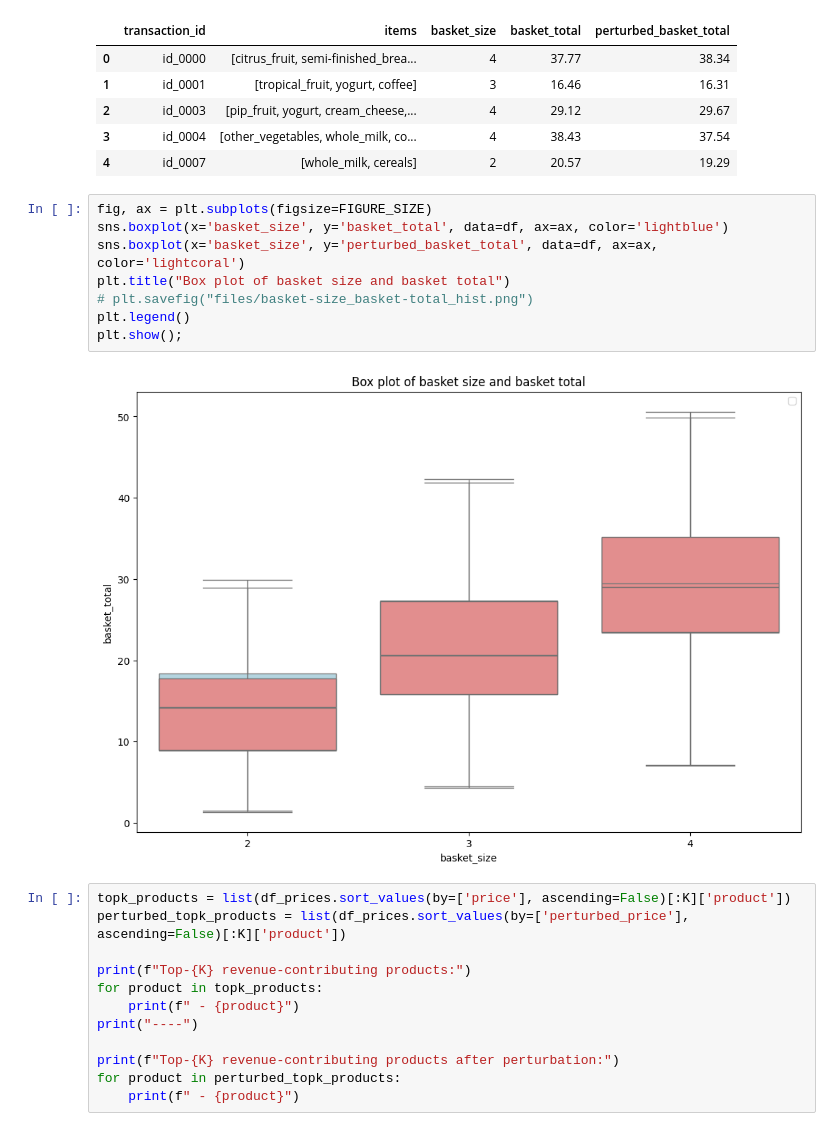
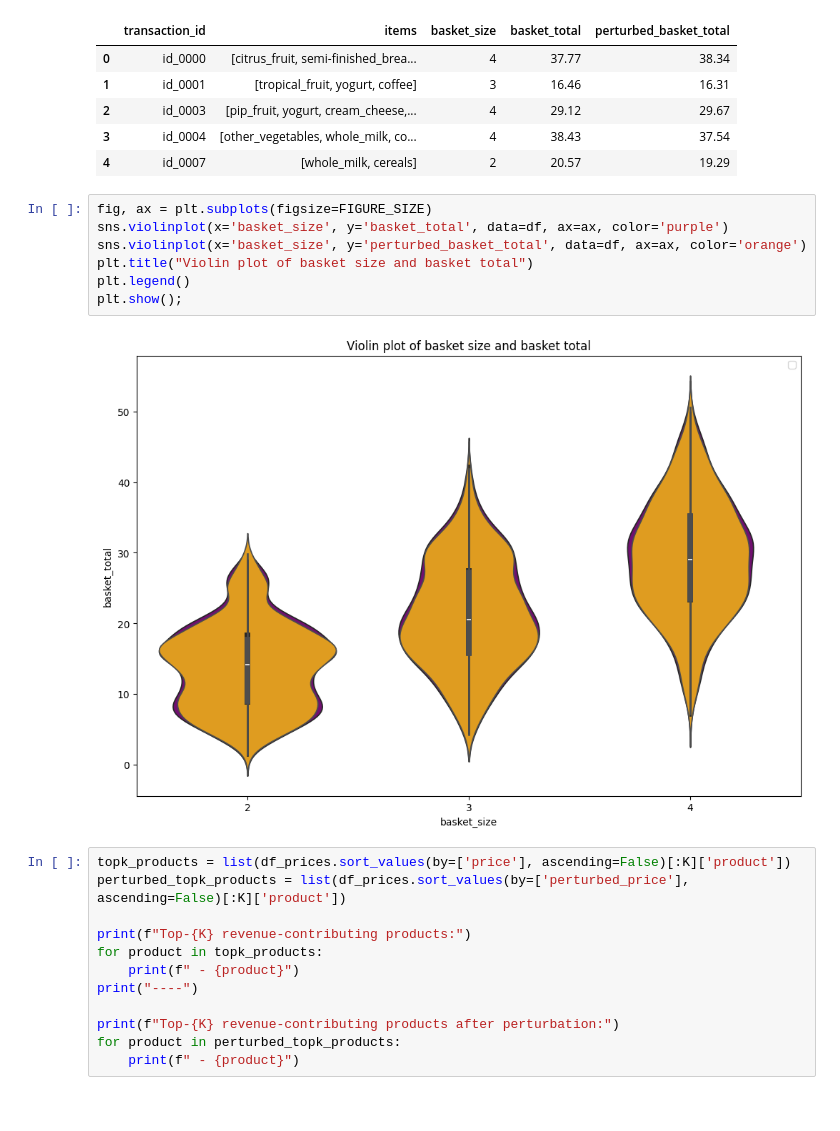
Before and after one commit to murodbecks/groceries_analysis, a Jupyter notebook: groceries_analysis.ipynb, the cells around one changed output. Drawn from its saved outputs; the diff is of its cells as text.

```diff
--- a/groceries_analysis.ipynb
+++ b/groceries_analysis.ipynb
@@ -593,14 +593,13 @@ df.head(5)
 | 4 | id_0007 | [whole_milk, cereals] | 2 | 20.57 | 19.29 |
 # %%
 fig, ax = plt.subplots(figsize=FIGURE_SIZE)
-sns.boxplot(x='basket_size', y='basket_total', data=df, ax=ax, color='lightblue')
-sns.boxplot(x='basket_size', y='perturbed_basket_total', data=df, ax=ax, color='lightcoral')
-plt.title("Box plot of basket size and basket total")
-# plt.savefig("files/basket-size_basket-total_hist.png")
+sns.violinplot(x='basket_size', y='basket_total', data=df, ax=ax, color='purple')
+sns.violinplot(x='basket_size', y='perturbed_basket_total', data=df, ax=ax, color='orange')
+plt.title("Violin plot of basket size and basket total")
 plt.legend()
 plt.show();
 # %% [output]
-[figure, old version]
+[figure, new version]
 # %%
 topk_products = list(df_prices.sort_values(by=['price'], ascending=False)[:K]['product'])
 perturbed_topk_products = list(df_prices.sort_values(by=['perturbed_price'], ascending=False)[:K]['product'])
```
Also changed, not shown: parts of 5 cells of this notebook, 2 other files.
